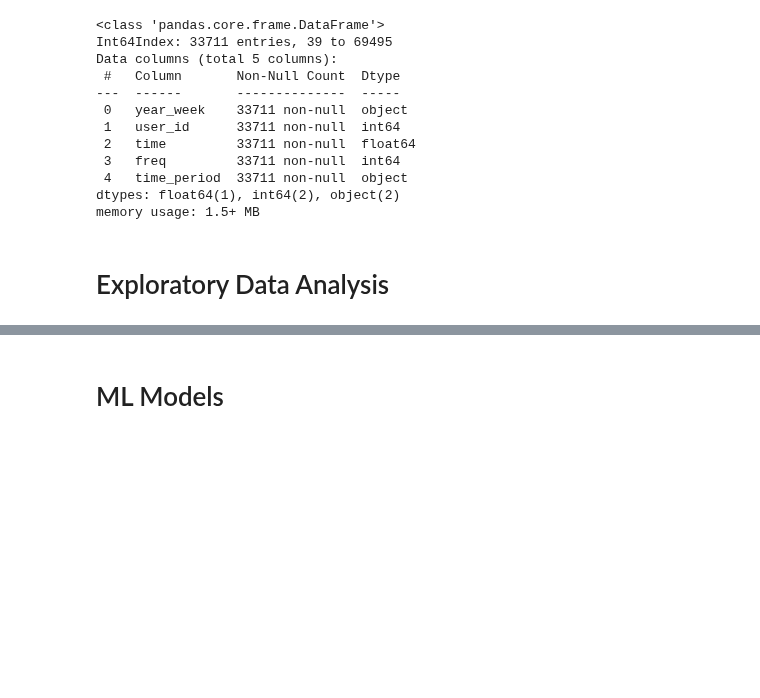
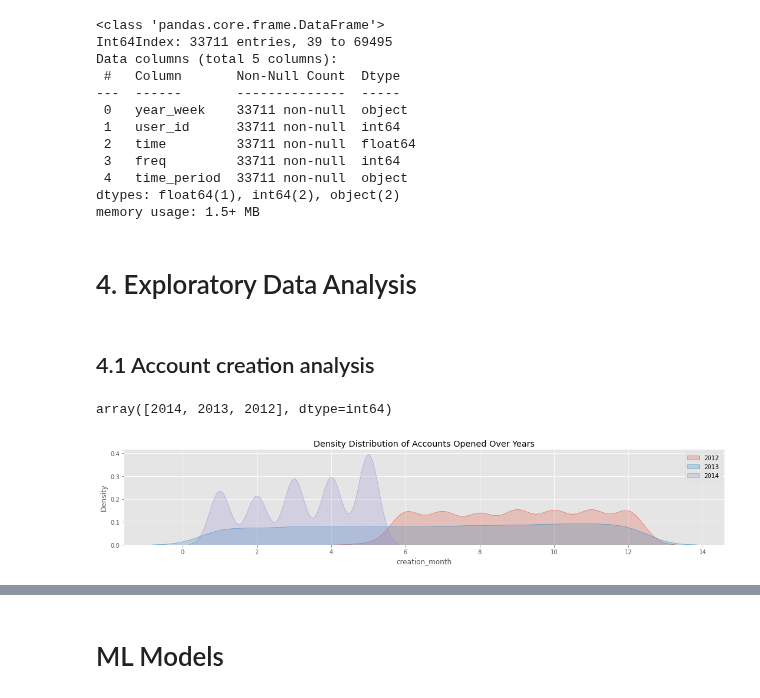
Before and after one commit to Jeyramana/GUVI_Assignments, a Jupyter notebook: Assignment_3/user.ipynb, the cells around one changed output, grey strips where cells are left out. Drawn from its saved outputs; the diff is of its cells as text; code cells hidden in the pictures; blank space fills up the shorter version.

```diff
--- a/Assignment_3/user.ipynb
+++ b/Assignment_3/user.ipynb
@@ -504,4 +504,19 @@ Data columns (total 5 columns):
 dtypes: float64(1), int64(2), object(2)
 memory usage: 1.5+ MB
 # %% [markdown]
-# Exploratory Data Analysis
+# 4. Exploratory Data Analysis
+# %% [markdown]
+## 4.1 Account creation analysis
+# %%
+df1.creation_year.unique()
+# Three years of data are present
+# %% [output]
+array([2014, 2013, 2012], dtype=int64)
+# %%
+# Year wise account opening density distribution plot
+sns.FacetGrid(df1, hue='creation_year', aspect=5).map(sns.kdeplot, 'creation_month', shade=True)
+plt.title('Density Distribution of Accounts Opened Over Years')
+plt.legend(labels=[2012, 2013, 2014])
+plt.show()
+# %% [output]
+[figure, added]
```
Also changed, not shown: parts of 10 cells of this notebook.
